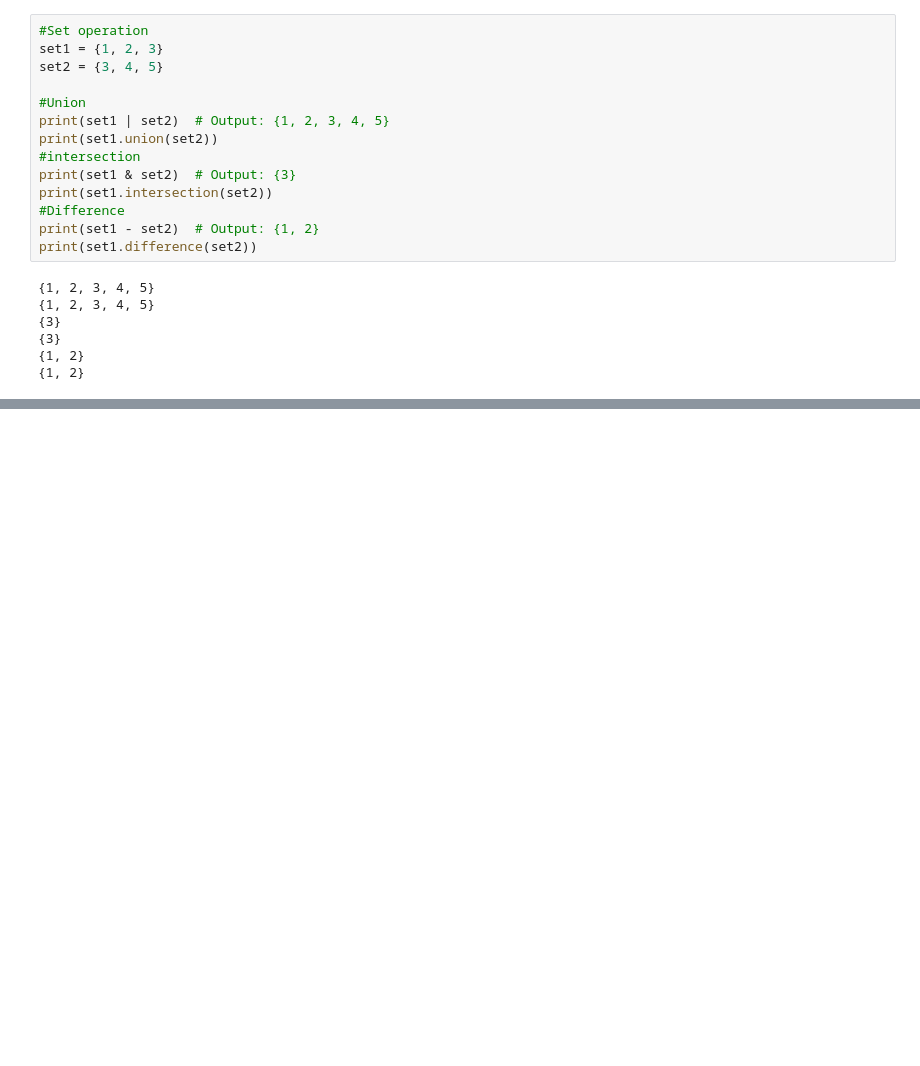
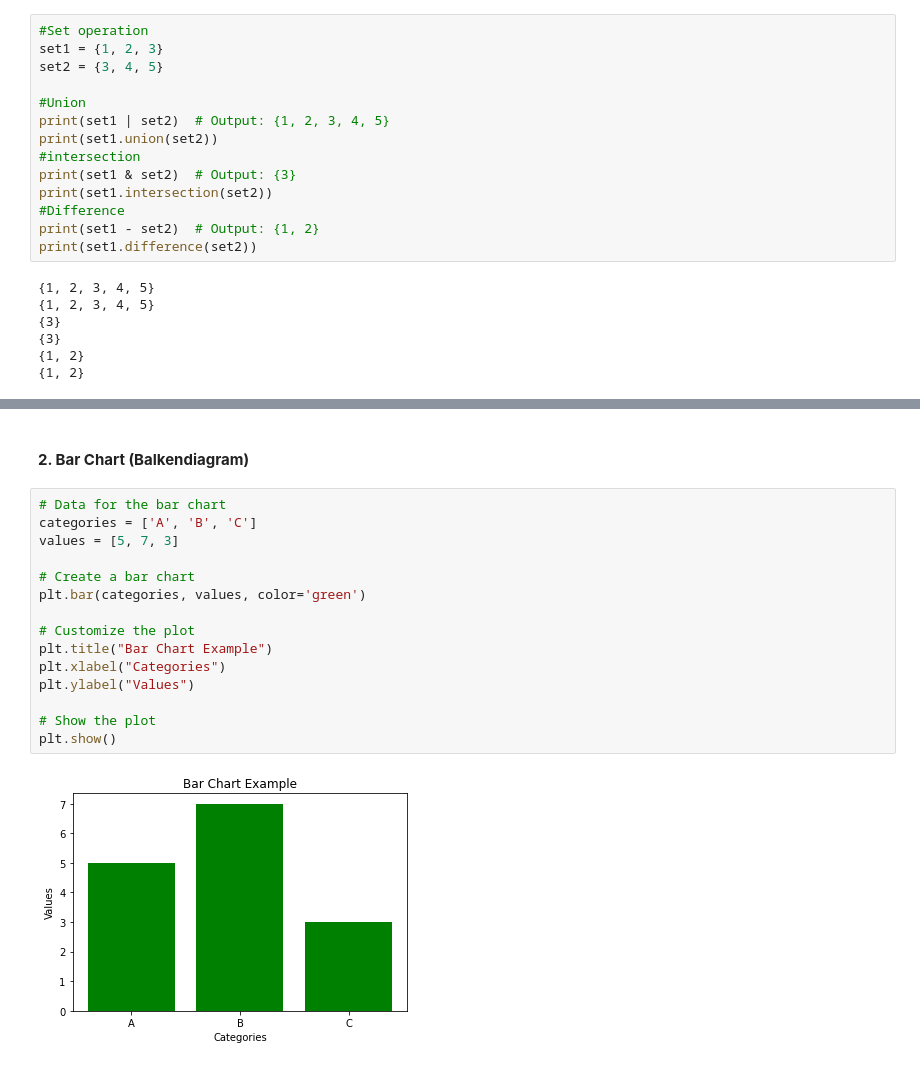
Before and after one commit to jQuma/python_cheatsheet, a Jupyter notebook: python_cheatsheet.ipynb, the cells around one changed output, grey strips where cells are left out. Cells and saved outputs as stored; diff of their text form; blank space fills up the shorter version.

```diff
--- a/python_cheatsheet.ipynb
+++ b/python_cheatsheet.ipynb
@@ -851,0 +1337,19 @@ print(set1.difference(set2))
+# %% [markdown]
+#### **2. Bar Chart (Balkendiagram)**
+# %%
+# Data for the bar chart
+categories = ['A', 'B', 'C']
+values = [5, 7, 3]
+
+# Create a bar chart
+plt.bar(categories, values, color='green')
+
+# Customize the plot
+plt.title("Bar Chart Example")
+plt.xlabel("Categories")
+plt.ylabel("Values")
+
+# Show the plot
+plt.show()
+# %% [output]
+[figure, added]
```
Also changed, not shown: parts of 44 cells of this notebook.
